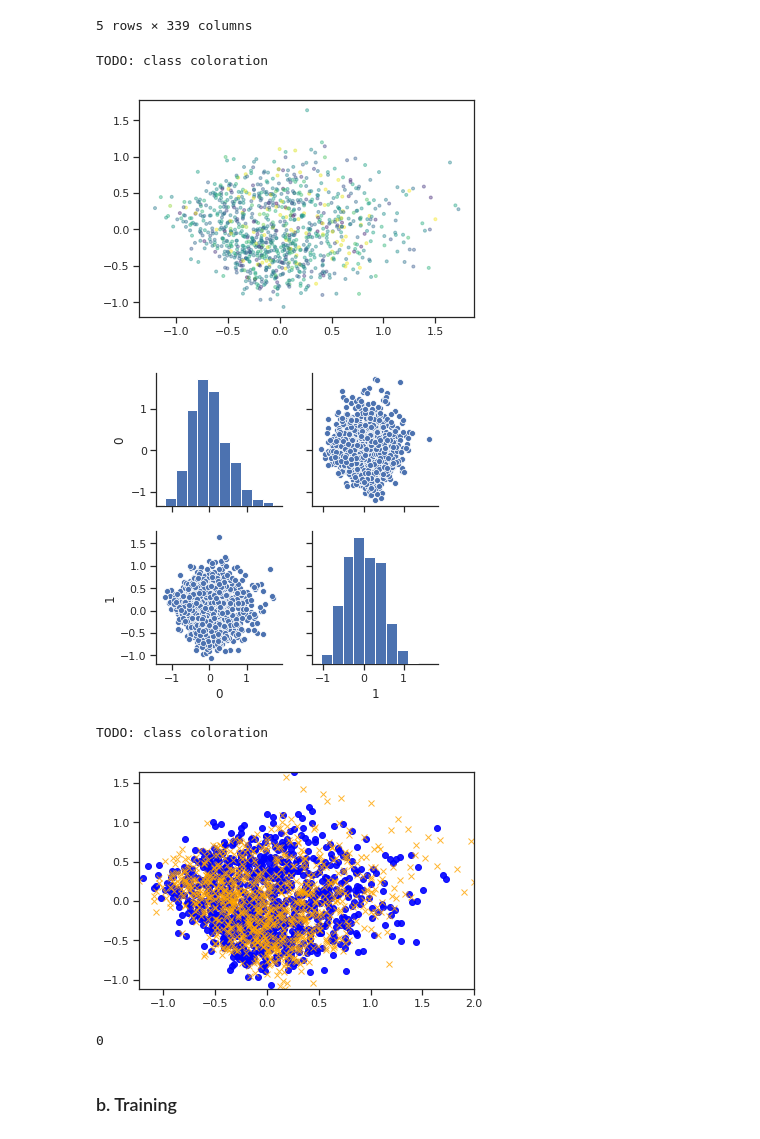
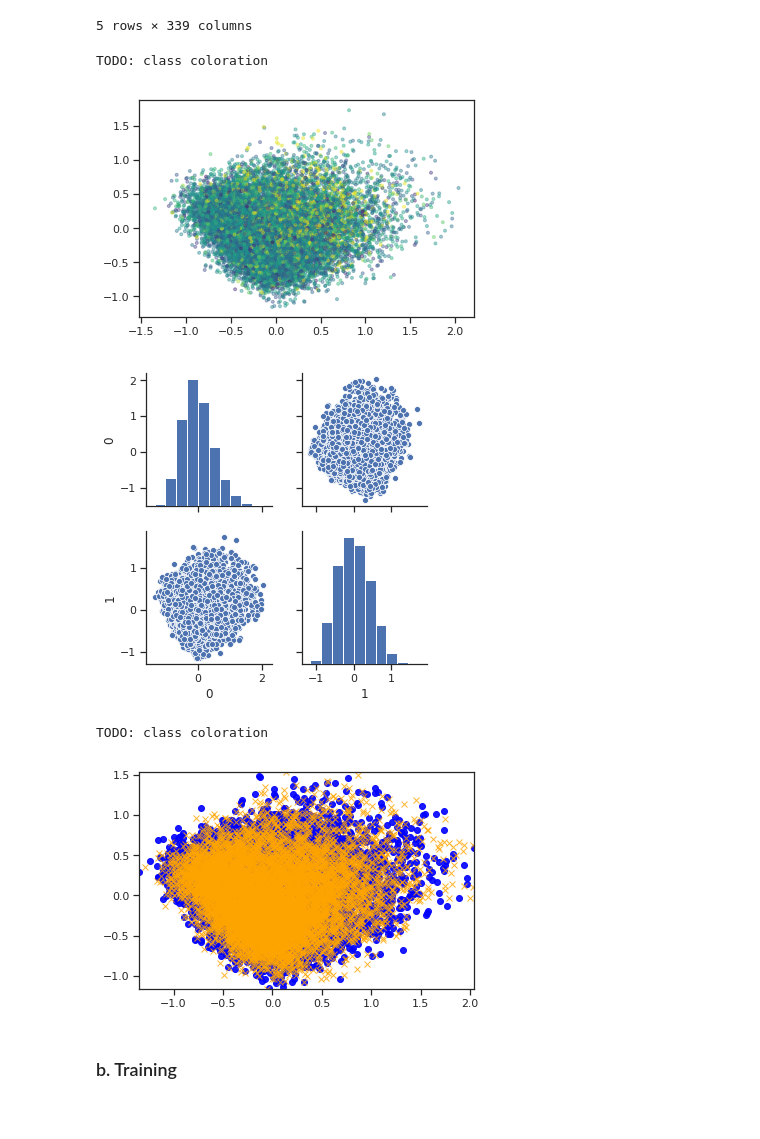
Before and after one commit to Didayolo/generators, a Jupyter notebook: vae_benchmark.ipynb, the cells around one changed output. Drawn from its saved outputs; the diff is of its cells as text; code cells hidden in the pictures.

Commit message:
Better data generation. Correct colors in plots. Distance method from autodata causes memory leak.

```diff
--- a/vae_benchmark.ipynb
+++ b/vae_benchmark.ipynb
@@ -13,8 +14,9 @@ Using TensorFlow backend.
 # MIMIC
 # %%
 # Load MIMIC dataset
-x_train = autodata.read_csv('data/mimic_train_sdv.csv')[:1000]
-x_test = autodata.read_csv('data/mimic_test_sdv.csv')[:1000]
+x_train = autodata.read_csv('data/mimic_train_sdv.csv')
+x_test = autodata.read_csv('data/mimic_test_sdv.csv')
+original_dim = x_train.shape[1]
 # %% [markdown]
 ### a. Visualization
 # %%
@@ -29,22 +31,24 @@ x_train.head()
 5 rows × 339 columns
 # %%
 x_train.set_class('DIED')
-c = np.array(x_train.get_data('y').T).ravel()
-pca = x_train.pca(n_components=2).plot(c=c)
+c_tr = np.array(x_train.get_data('y').T).ravel()
 
-pca_tr = x_train.pca(n_components=2)
-pca_te = x_test.pca(n_components=2)
+x_test.set_class('DIED')
+c_te = np.array(x_test.get_data('y').T).ravel()
+
+pca = x_train.pca(n_components=2).plot(c=c_tr)
+
+pca_tr = x_train.pca(n_components=2)[:8000]
+pca_te = x_test.pca(n_components=2)[:8000]
 autodata.plot(pca_tr, pca_te)
 # %% [output]
 TODO: class coloration
-[figure, old version]
+[figure, new version]
-[figure, old version]
+[figure, new version]
 TODO: class coloration
-[figure, old version]
+[figure, new version]
 # %%
-x_train.distance(x_test)
+#x_train.distance(x_test)
-# %% [output]
-0
 # %% [markdown]
 ### b. Training
 # %%
```
Also changed, not shown: parts of 8 cells of this notebook, 1 other file.
